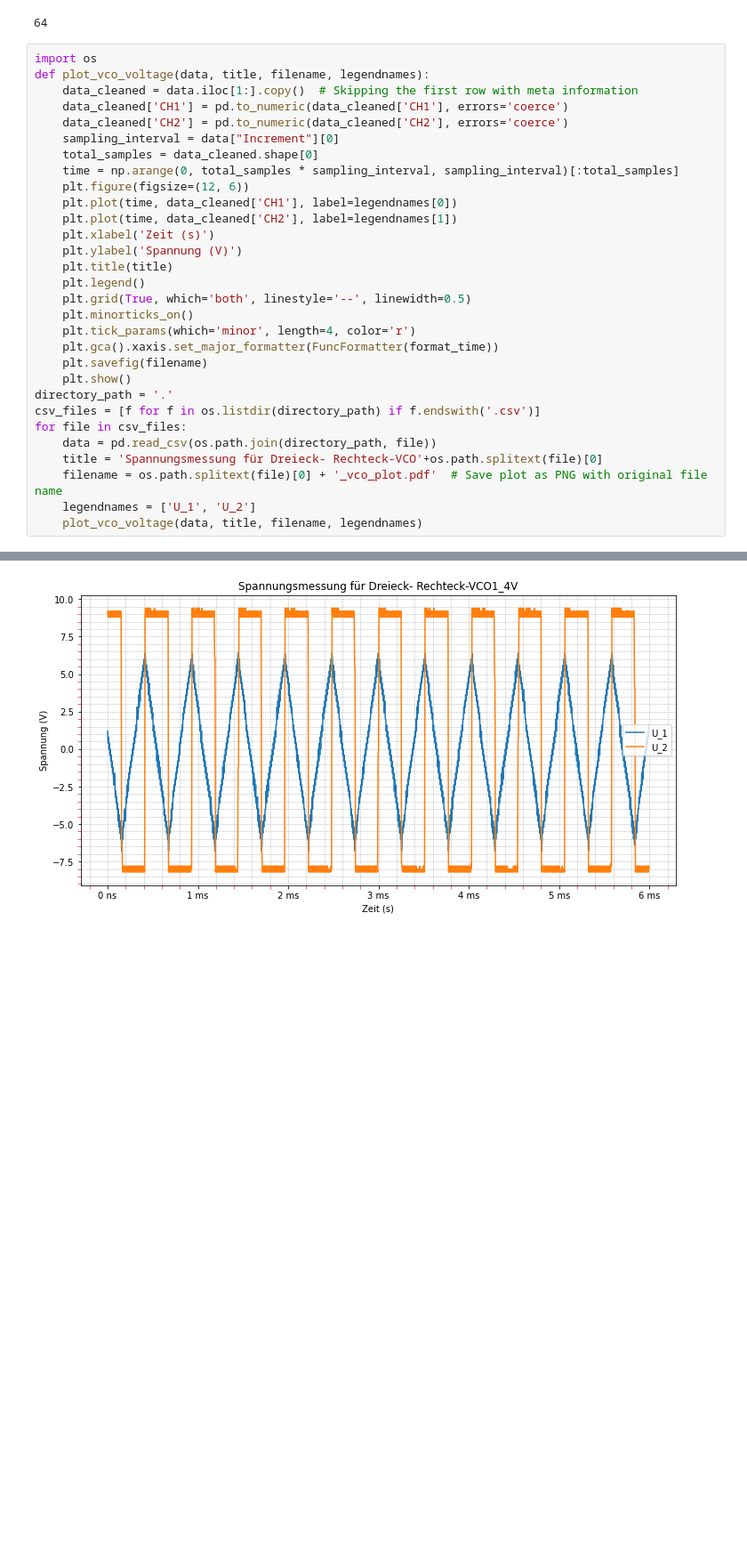
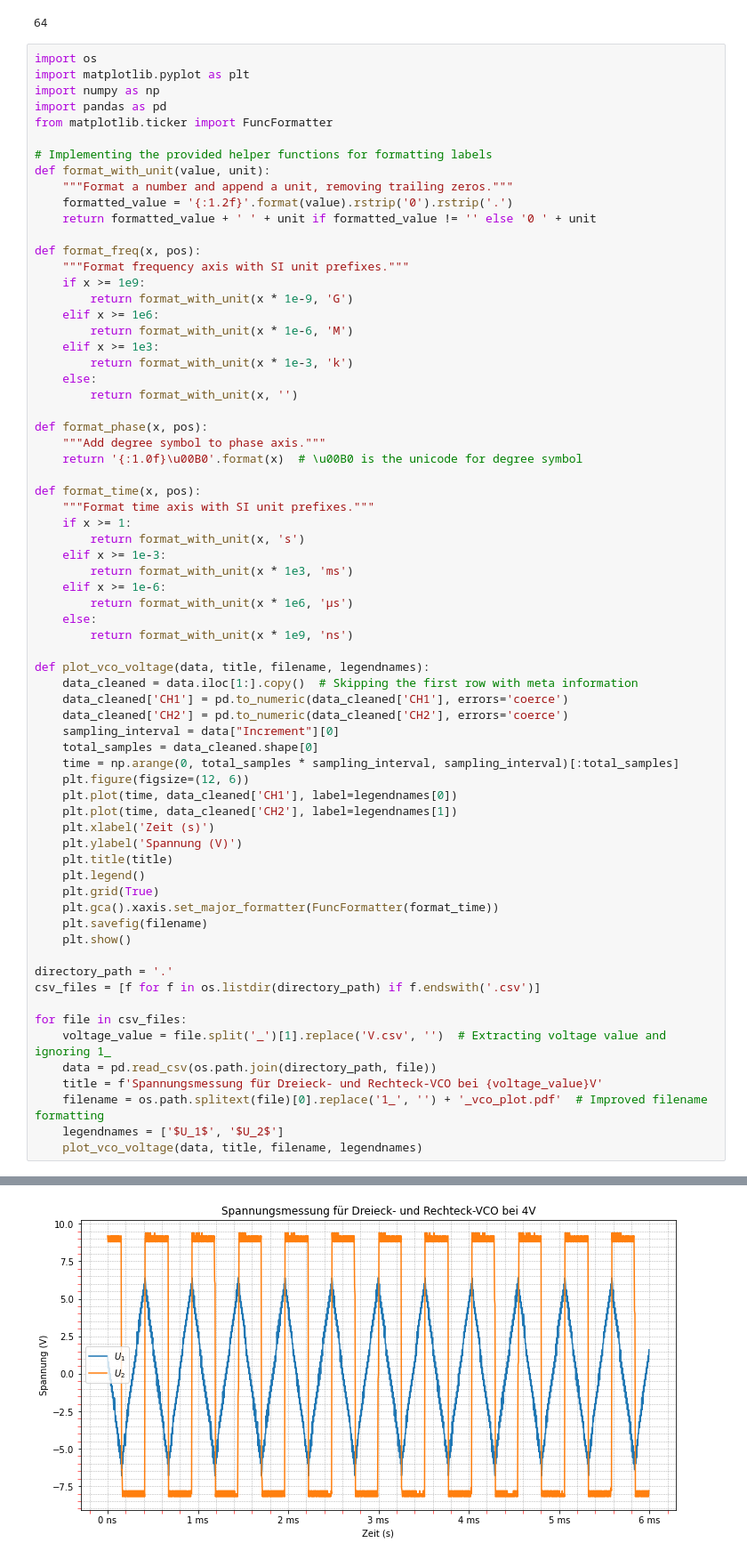
Before and after one commit to Kreijstal/elektronik-praktikum, a Jupyter notebook: 5Te-Labor/5.2/pll_VCO/Plotalles.ipynb, the cells around one changed output, grey strips where cells are left out. Shown at 89% size. Drawn from its saved outputs; the diff is of its cells as text; blank space fills up the shorter version.

```diff
--- a/5Te-Labor/5.2/pll_VCO/Plotalles.ipynb
+++ b/5Te-Labor/5.2/pll_VCO/Plotalles.ipynb
@@ -105,6 +123,43 @@ plt.show()
 64
 # %%
 import os
+import matplotlib.pyplot as plt
+import numpy as np
+import pandas as pd
+from matplotlib.ticker import FuncFormatter
+
+# Implementing the provided helper functions for formatting labels
+def format_with_unit(value, unit):
+    """Format a number and append a unit, removing trailing zeros."""
+    formatted_value = '{:1.2f}'.format(value).rstrip('0').rstrip('.')
+    return formatted_value + ' ' + unit if formatted_value != '' else '0 ' + unit
+
+def format_freq(x, pos):
+    """Format frequency axis with SI unit prefixes."""
+    if x >= 1e9:
+        return format_with_unit(x * 1e-9, 'G')
+    elif x >= 1e6:
+        return format_with_unit(x * 1e-6, 'M')
+    elif x >= 1e3:
+        return format_with_unit(x * 1e-3, 'k')
+    else:
+        return format_with_unit(x, '')
+
+def format_phase(x, pos):
+    """Add degree symbol to phase axis."""
+    return '{:1.0f}\u00B0'.format(x)  # \u00B0 is the unicode for degree symbol
+
+def format_time(x, pos):
+    """Format time axis with SI unit prefixes."""
+    if x >= 1:
+        return format_with_unit(x, 's')
+    elif x >= 1e-3:
+        return format_with_unit(x * 1e3, 'ms')
+    elif x >= 1e-6:
+        return format_with_unit(x * 1e6, 'µs')
+    else:
+        return format_with_unit(x * 1e9, 'ns')
+
 def plot_vco_voltage(data, title, filename, legendnames):
     data_cleaned = data.iloc[1:].copy()  # Skipping the first row with meta information
     data_cleaned['CH1'] = pd.to_numeric(data_cleaned['CH1'], errors='coerce')
@@ -119,18 +174,19 @@ def plot_vco_voltage(data, title, filename, legendnames):
     plt.ylabel('Spannung (V)')
     plt.title(title)
     plt.legend()
-    plt.grid(True, which='both', linestyle='--', linewidth=0.5)
-    plt.minorticks_on()
-    plt.tick_params(which='minor', length=4, color='r')
+    plt.grid(True)
     plt.gca().xaxis.set_major_formatter(FuncFormatter(format_time))
     plt.savefig(filename)
     plt.show()
+
 directory_path = '.'
 csv_files = [f for f in os.listdir(directory_path) if f.endswith('.csv')]
+
 for file in csv_files:
+    voltage_value = file.split('_')[1].replace('V.csv', '')  # Extracting voltage value and ignoring 1_
     data = pd.read_csv(os.path.join(directory_path, file))
-    title = 'Spannungsmessung für Dreieck- Rechteck-VCO'+os.path.splitext(file)[0]
-    filename = os.path.splitext(file)[0] + '_vco_plot.pdf'  # Save plot as PNG with original file name
-    legendnames = ['U_1', 'U_2']
+    title = f'Spannungsmessung für Dreieck- und Rechteck-VCO bei {voltage_value}V'
+    filename = os.path.splitext(file)[0].replace('1_', '') + '_vco_plot.pdf'  # Improved filename formatting
+    legendnames = ['$U_1$', '$U_2$']
     plot_vco_voltage(data, title, filename, legendnames)
 # %% [output]
@@ -143 +199 @@ for file in csv_files:
-[figure, old version]
+[figure, new version]
```
Also changed, not shown: parts of 4 cells of this notebook, 28 other files.
